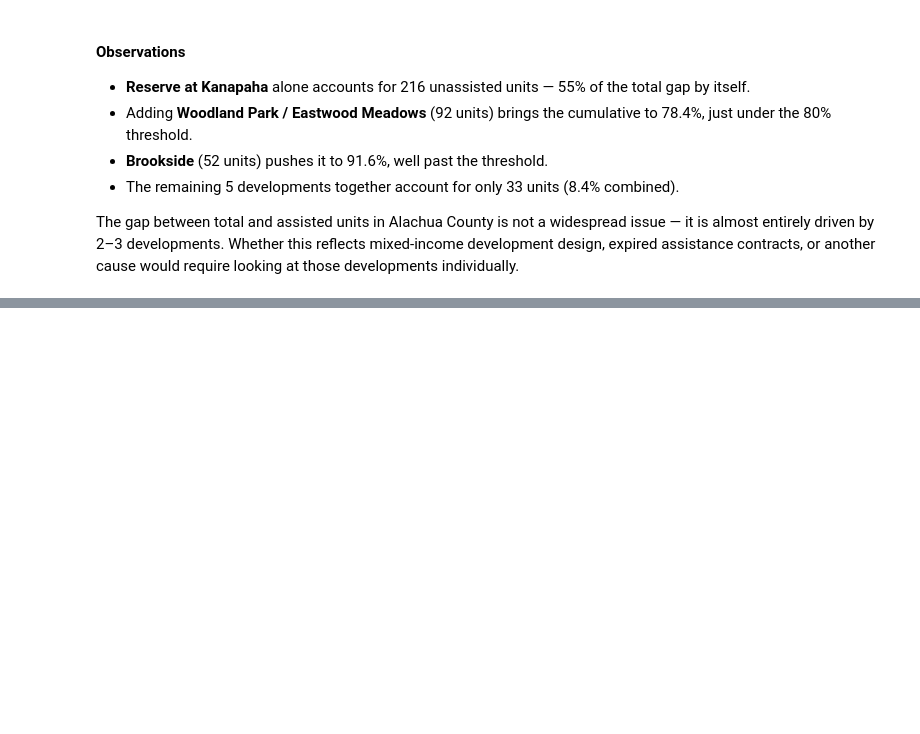
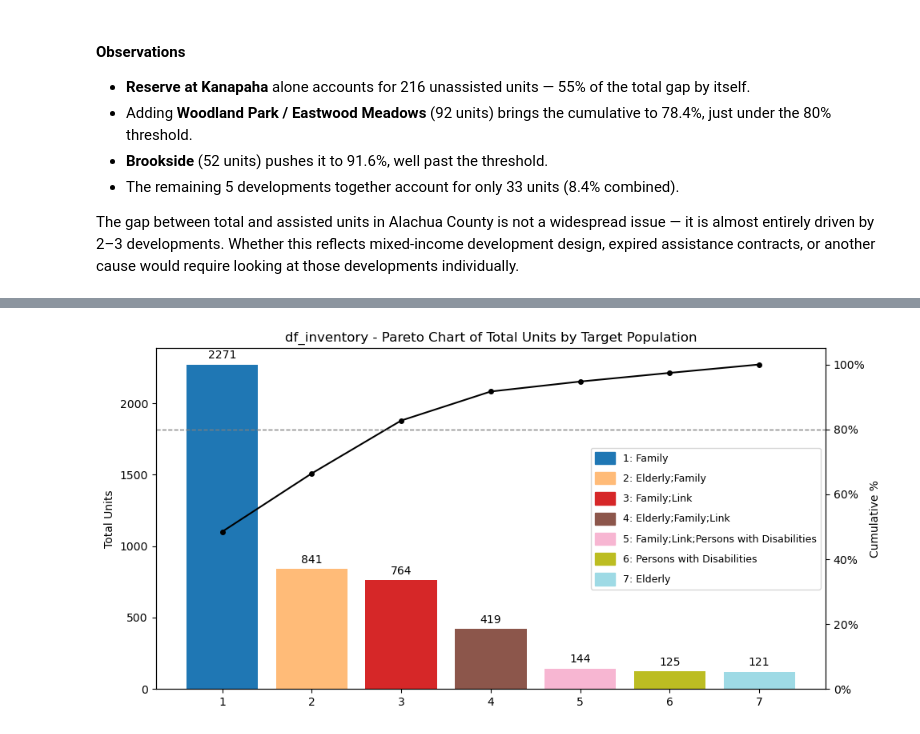
Before and after one commit to Yimo-Liu-13196/ASA-Club-Spring-2026---AHI-Analysis, a Jupyter notebook: Notebooks/03_eda_inventory.ipynb, the cells around one changed output, grey strips where cells are left out. Drawn from its saved outputs; the diff is of its cells as text; code cells hidden in the pictures; blank space fills up the shorter version.

Commit message:
Add target population section with Pareto chart and bedroom size section with bar chart to 03

```diff
--- a/Notebooks/03_eda_inventory.ipynb
+++ b/Notebooks/03_eda_inventory.ipynb
@@ -162,0 +169,34 @@ The gap between total and assisted units in Alachua County is not a widespread i
+# %%
+target_units = df_inventory.groupby("Target Population")["Total Units"].sum().sort_values(ascending=False)
+labels = list(target_units.index)
+values = list(target_units.values)
+n = len(labels)
+
+codes = [str(i + 1) for i in range(n)]
+cmap = plt.cm.get_cmap("tab20", n)
+colors = [cmap(i) for i in range(n)]
+
+cumulative_pct = target_units.cumsum() / target_units.sum() * 100
+
+fig, ax1 = plt.subplots(figsize=(10, 5))
+
+bars = ax1.bar(codes, values, color=colors)
+ax1.bar_label(bars, fmt="%g", fontsize=10, padding=3)
+ax1.set_ylabel("Total Units")
+ax1.set_title("df_inventory - Pareto Chart of Total Units by Target Population")
+
+ax2 = ax1.twinx()
+ax2.plot(codes, cumulative_pct.values, color="black", marker="o", markersize=4, linewidth=1.5)
+ax2.axhline(80, color="gray", linestyle="--", linewidth=1)
+ax2.set_ylabel("Cumulative %")
+ax2.set_ylim(0, 105)
+ax2.yaxis.set_major_formatter(StrMethodFormatter("{x:.0f}%"))
+
+legend_handles = [Patch(color=colors[i], label=f"{codes[i]}: {labels[i]}") for i in range(n)]
+ax1.legend(handles=legend_handles, loc="center right", fontsize=9, frameon=True, handlelength=2, handleheight=1.5, labelspacing=0.8)
+
+plt.tight_layout()
+plt.savefig("../Outputs/df_inventory/df_inventory_target_population_pareto.png", dpi=150, bbox_inches="tight")
+plt.show()
+# %% [output]
+[figure, added]
```
Also changed, not shown: parts of 5 cells of this notebook.
